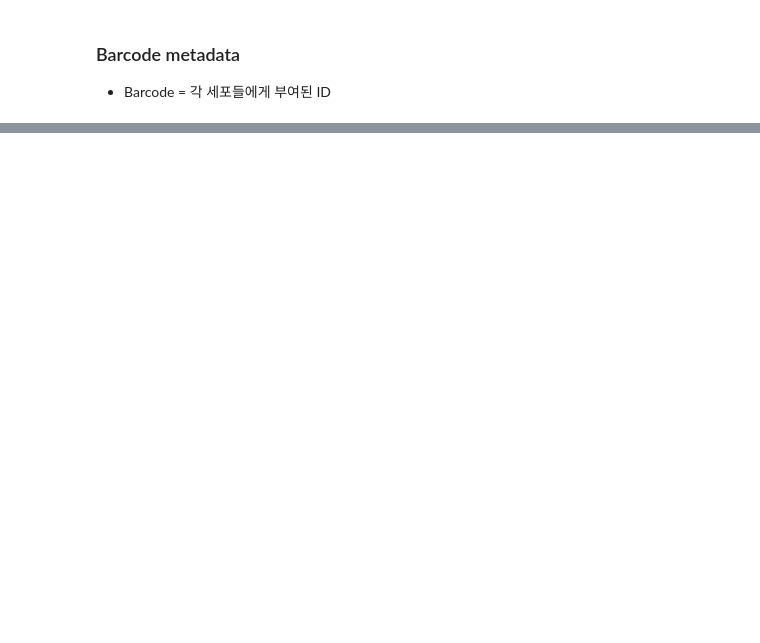
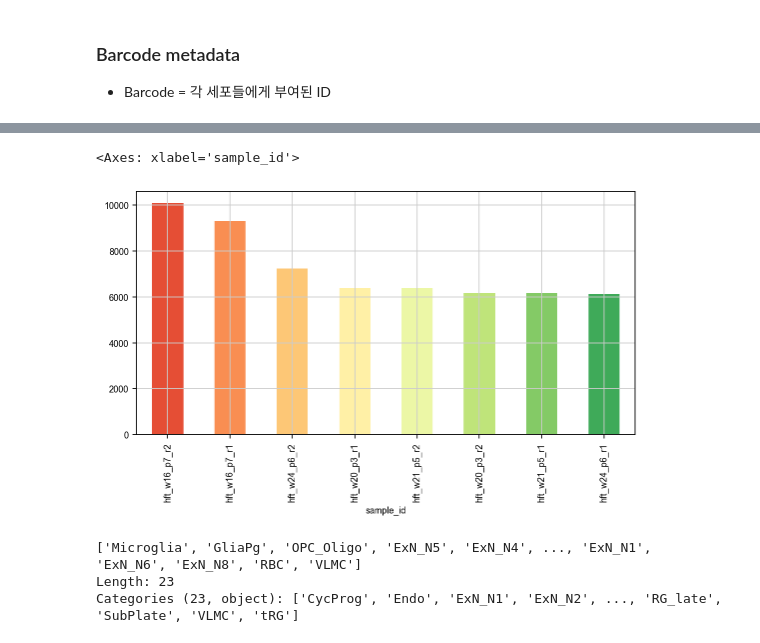
Before and after one commit to jhlee0637/OpenLearn-BioAI, a Jupyter notebook: BrainOmics2024_study/handle_data.ipynb, the cells around one changed output, grey strips where cells are left out. Saved outputs shown, nothing was run; the diff lists cells and outputs as text; code cells hidden in the pictures; blank space fills up the shorter version.

```diff
--- a/BrainOmics2024_study/handle_data.ipynb
+++ b/BrainOmics2024_study/handle_data.ipynb
@@ -1,3 +1,5 @@
+# %%
+input_file = '../../1_AssembledAdata.h5ad'
 # %% [markdown]
 ### 10x genomics 플랫폼의 종류
 
@@ -35,5 +36,3 @@ import Day1Helper as fn
-# %%
-input_file = '../1_AssembledAdata.h5ad'
 # %%
 #Cell filtering
 MIN_GENES = 850
@@ -94,0 +96,3 @@ scRNA-seq 데이터를 다루기 위해 만들어진 데이터 구조
+# %%
+adata = sc.read(input_file)
+adata
@@ -99,0 +141,18 @@ barcodes = adata.obs.index
+# %%
+#바코드 'sample_id' 시각화
+sc.settings.set_figure_params(fontsize=8, figsize=[8, 4])
+
+category_colors = plt.colormaps['RdYlGn'](
+        np.linspace(0.15, 0.85, len(adata.obs['sample_id'].value_counts())))
+
+adata.obs['sample_id'].value_counts().plot.bar(color=category_colors)
+# %% [output]
+<Axes: xlabel='sample_id'>
+[figure, added]
+# %%
+# 바코드 메타데이터의 cell_label feature 확인
+adata.obs['cell_label'].unique()
+# %% [output]
+['Microglia', 'GliaPg', 'OPC_Oligo', 'ExN_N5', 'ExN_N4', ..., 'ExN_N1', 'ExN_N6', 'ExN_N8', 'RBC', 'VLMC']
+Length: 23
+Categories (23, object): ['CycProg', 'Endo', 'ExN_N1', 'ExN_N2', ..., 'RG_late', 'SubPlate', 'VLMC', 'tRG']
```
Also changed, not shown: parts of 23 cells of this notebook, 3 other files.
